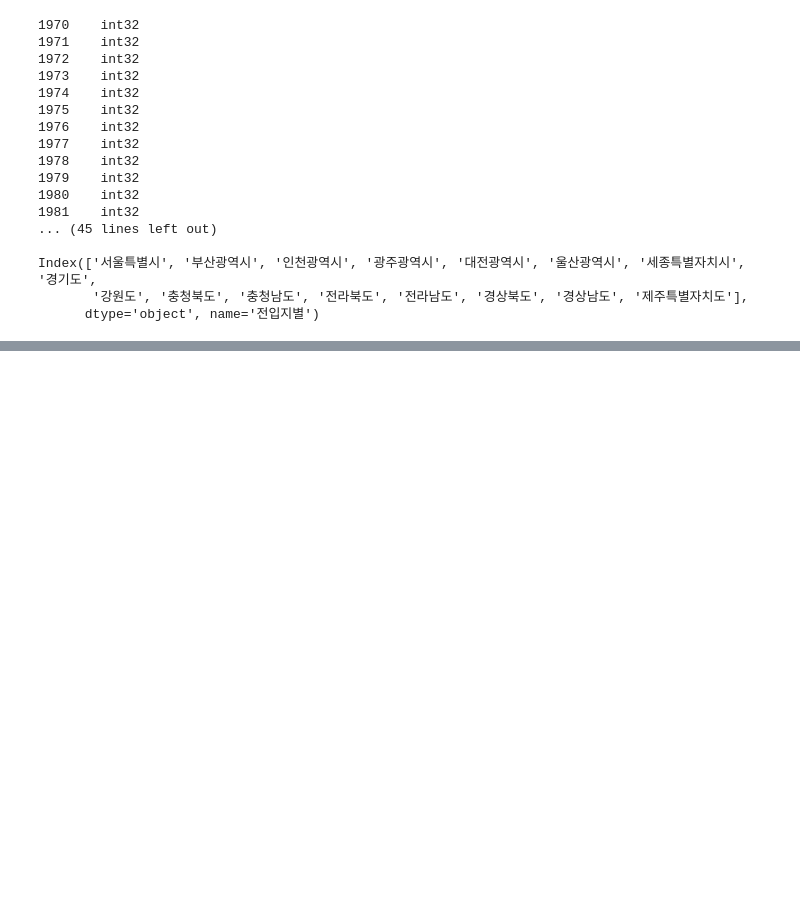
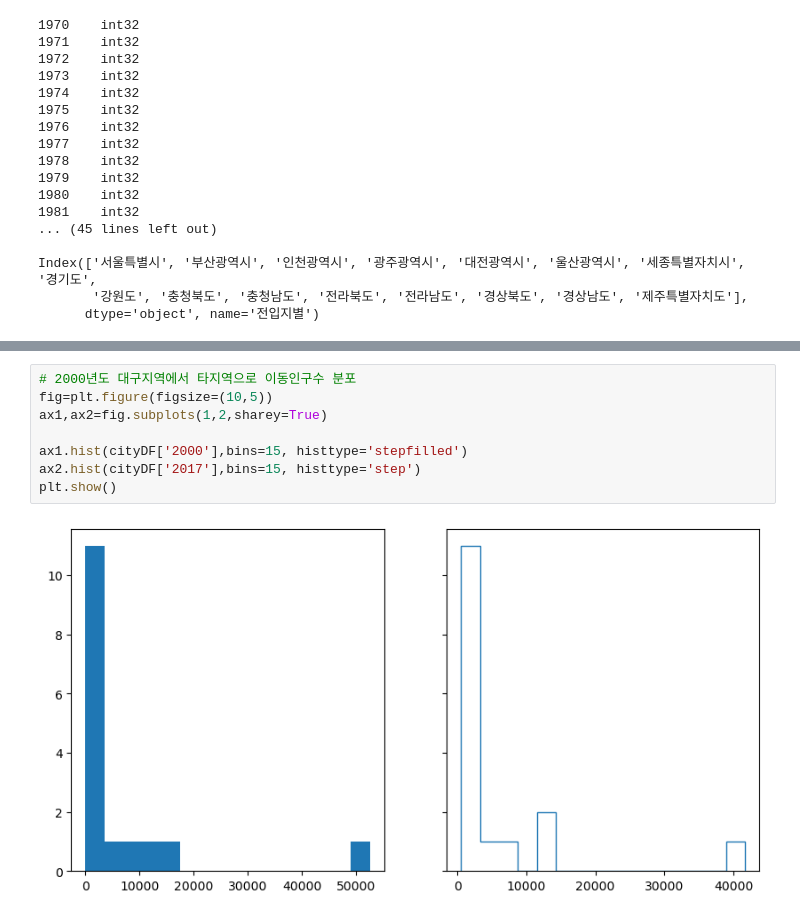
Before and after one commit to KDW8979/KDW, a Jupyter notebook: EX_PANDAS06/DAY08/ex_matplotlib_bar02.ipynb, the cells around one changed output, grey strips where cells are left out. Cells and saved outputs as stored; diff of their text form; blank space fills up the shorter version.

```diff
--- a/EX_PANDAS06/DAY08/ex_matplotlib_bar02.ipynb
+++ b/EX_PANDAS06/DAY08/ex_matplotlib_bar02.ipynb
@@ -294,0 +294,10 @@ Index(['서울특별시', '부산광역시', '인천광역시', '광주광역시
+# %%
+# 2000년도 대구지역에서 타지역으로 이동인구수 분포
+fig=plt.figure(figsize=(10,5))
+ax1,ax2=fig.subplots(1,2,sharey=True)
+
+ax1.hist(cityDF['2000'],bins=15, histtype='stepfilled')
+ax2.hist(cityDF['2017'],bins=15, histtype='step')
+plt.show()
+# %% [output]
+[figure, added]
```
Also changed, not shown: parts of 10 cells of this notebook, 7 other files.
